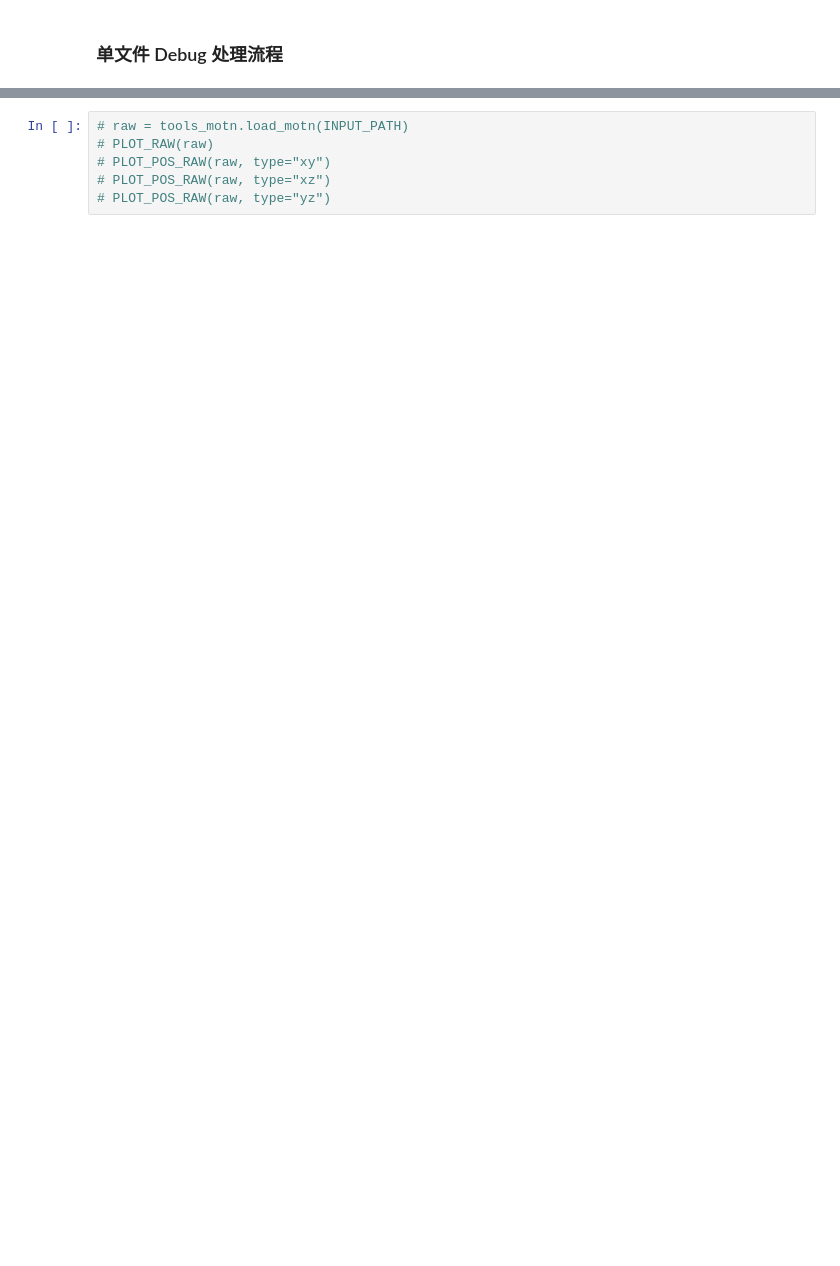
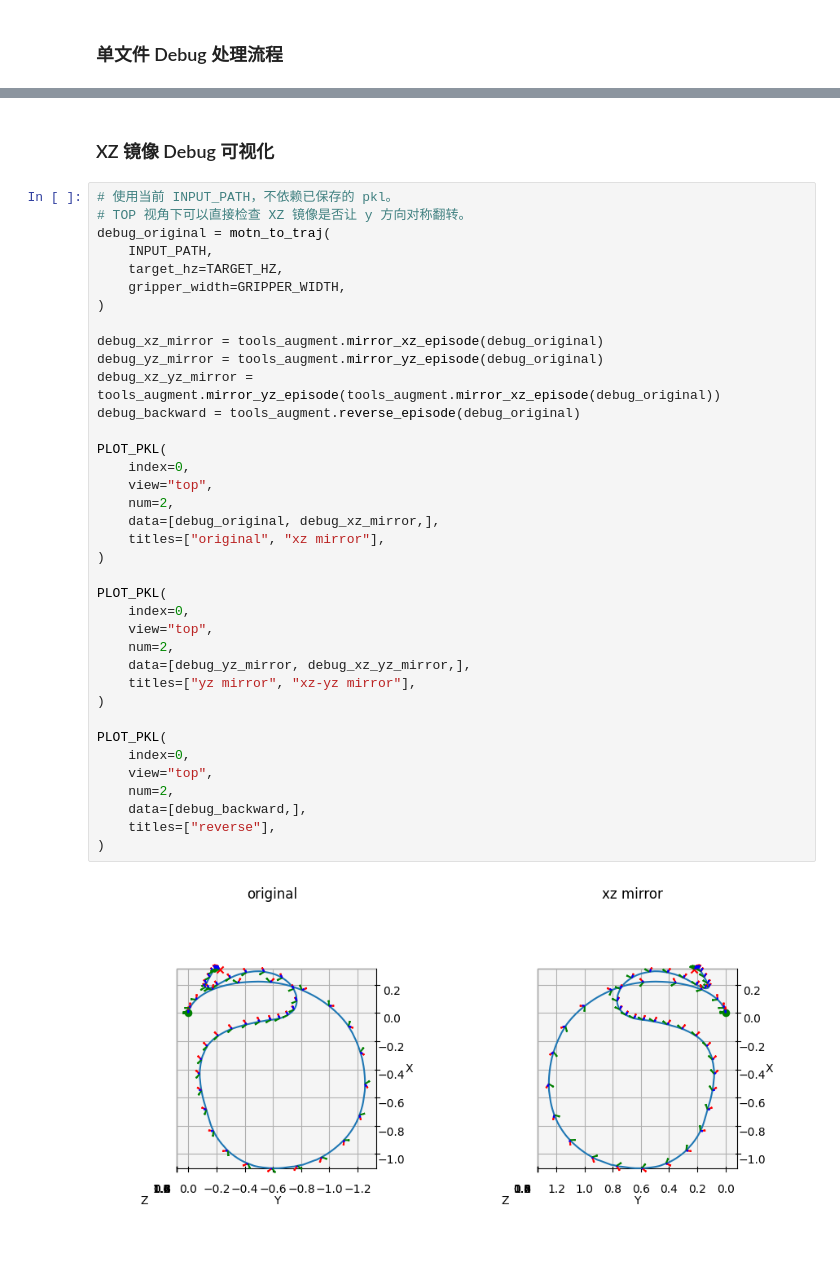
Before and after one commit to MATH-286-Pro/umi-on-legs, a Jupyter notebook: vis.ipynb, the cells around one changed output, grey strips where cells are left out. Saved outputs shown, nothing was run; the diff lists cells and outputs as text; blank space fills up the shorter version.

```diff
--- a/vis.ipynb
+++ b/vis.ipynb
@@ -742,9 +724,44 @@ PLOT_3D(tf, arrow_scale=ARROW, interval=0.01, view="top")
 # %% [output]
 [figure]
 [figure]
-# %%
-# raw = tools_motn.load_motn(INPUT_PATH)
-# PLOT_RAW(raw)
-# PLOT_POS_RAW(raw, type="xy")
-# PLOT_POS_RAW(raw, type="xz")
-# PLOT_POS_RAW(raw, type="yz")
+# %% [markdown]
+### XZ 镜像 Debug 可视化
+# %%
+# 使用当前 INPUT_PATH，不依赖已保存的 pkl。
+# TOP 视角下可以直接检查 XZ 镜像是否让 y 方向对称翻转。
+debug_original = motn_to_traj(
+    INPUT_PATH,
+    target_hz=TARGET_HZ,
+    gripper_width=GRIPPER_WIDTH,
+)
+
+debug_xz_mirror = tools_augment.mirror_xz_episode(debug_original)
+debug_yz_mirror = tools_augment.mirror_yz_episode(debug_original)
+debug_xz_yz_mirror = tools_augment.mirror_yz_episode(tools_augment.mirror_xz_episode(debug_original))
+debug_backward = tools_augment.reverse_episode(debug_original)
+
+PLOT_PKL(
+    index=0,
+    view="top",
+    num=2,
+    data=[debug_original, debug_xz_mirror,],
+    titles=["original", "xz mirror"],
+)
+
+PLOT_PKL(
+    index=0,
+    view="top",
+    num=2,
+    data=[debug_yz_mirror, debug_xz_yz_mirror,],
+    titles=["yz mirror", "xz-yz mirror"],
+)
+
+PLOT_PKL(
+    index=0,
+    view="top",
+    num=2,
+    data=[debug_backward,],
+    titles=["reverse"],
+)
+# %% [output]
+[figure, added]
```
Also changed, not shown: parts of 7 cells of this notebook, 4 other files.
